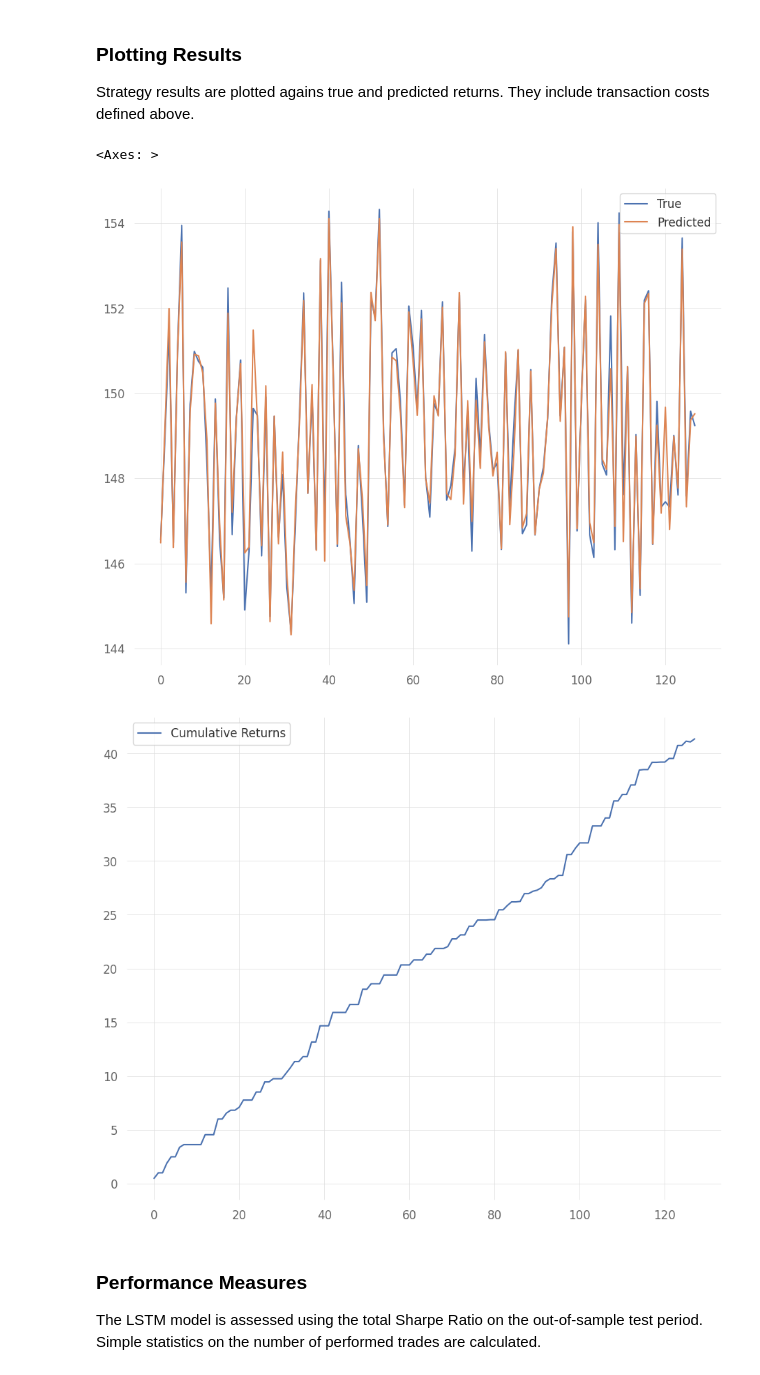
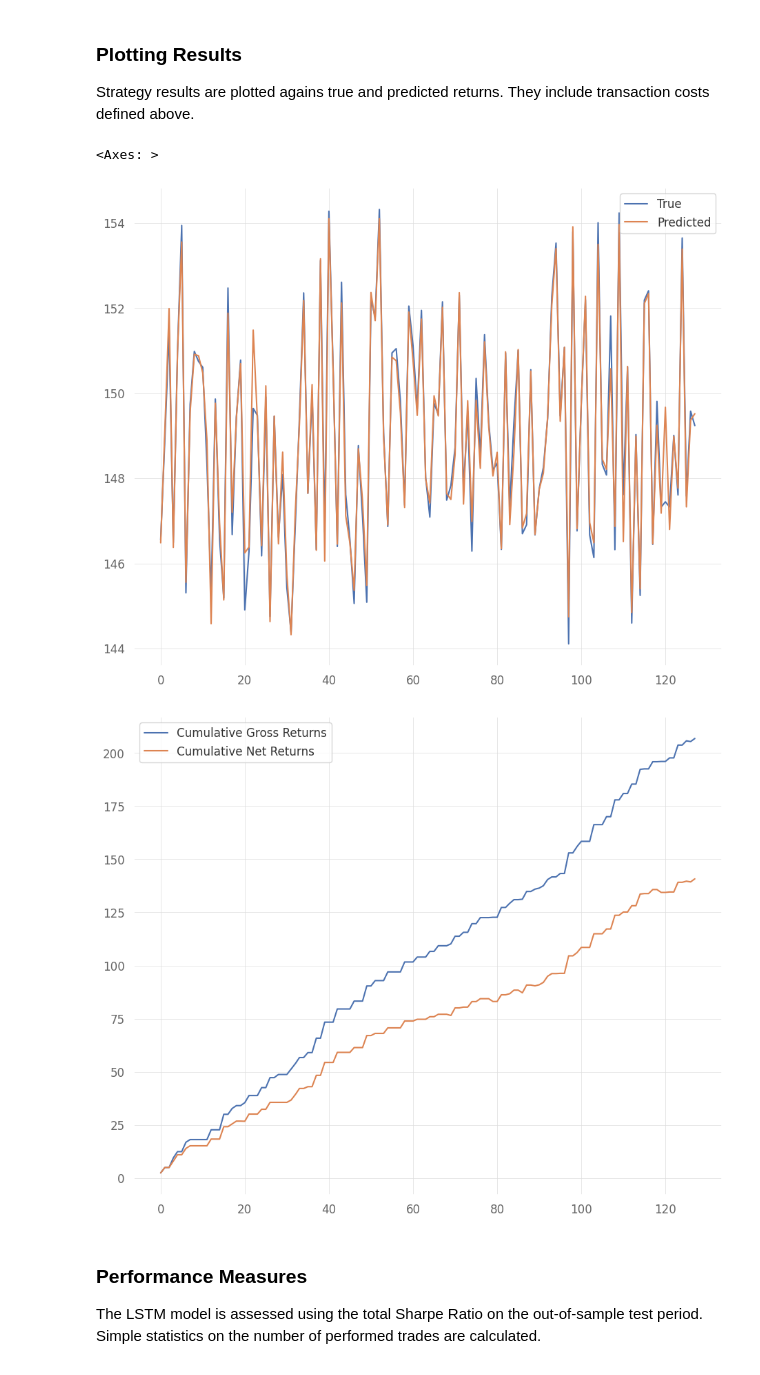
Before and after one commit to afoster28/ATS_project, a Jupyter notebook: Model/Model_v2.ipynb, the cells around one changed output. Cells and saved outputs as stored; diff of their text form; code cells hidden in the pictures.

```diff
--- a/Model/Model_v2.ipynb
+++ b/Model/Model_v2.ipynb
@@ -538,7 +540,7 @@ jnj_close = jnj_close.dropna()
 
 We will define global variables to be used across both trading strategies. They will be initialized with capital letters.
 # %%
-TRANSACTION_COSTS = 0.20
+TRANSACTION_COSTS = 0.01
 # %% [markdown]
 ## Training LSTM
 # %% [markdown]
@@ -736,7 +738,10 @@ lstm_strategy.head()
 # %% [markdown]
 Now that the signal is defined, strategy returns are defined to equal the actual returns obtained in the market that time **less transaction costs** defined above. Please note -- the time index here represents 5-minute observations. The evaluation period is therefore short.
 # %%
-lstm_strategy = lstm_strategy.assign(strategy_returns = lambda row: row['signal'] * row['True Return'] * TRANSACTION_COSTS)
-lstm_strategy['Cumulative Returns'] = lstm_strategy.cumsum()['strategy_returns']
+lstm_strategy = lstm_strategy.assign(strategy_gross_returns = lambda row: row['signal'] * row['True Return'])
+lstm_strategy['Did Position Change'] = (lstm_strategy['signal'].shift(1) == False) & (lstm_strategy['signal'] == True) # Am I assuming a new long position?
+lstm_strategy = lstm_strategy.assign(strategy_net_returns = lambda row: row['strategy_gross_returns'] - row['Did Position Change'] * TRANSACTION_COSTS * row['True'])
+lstm_strategy['Cumulative Gross Returns'] = lstm_strategy.cumsum()['strategy_gross_returns']
+lstm_strategy['Cumulative Net Returns'] = lstm_strategy.cumsum()['strategy_net_returns']
 lstm_strategy.head(10)
 # %% [output]
@@ -757,11 +762,11 @@ lstm_strategy.head(10)
 Strategy results are plotted agains true and predicted returns. They include transaction costs defined above.
 # %%
 lstm_strategy[['True', 'Predicted']].plot(figsize=(11,9))
-lstm_strategy[['Cumulative Returns']].plot(figsize=(11,9))
+lstm_strategy[['Cumulative Gross Returns', 'Cumulative Net Returns']].plot(figsize=(11,9))
 # %% [output]
 <Axes: >
 [figure]
-[figure, old version]
+[figure, new version]
 # %% [markdown]
 ### Performance Measures
 
```
Also changed, not shown: parts of 3 cells of this notebook.
